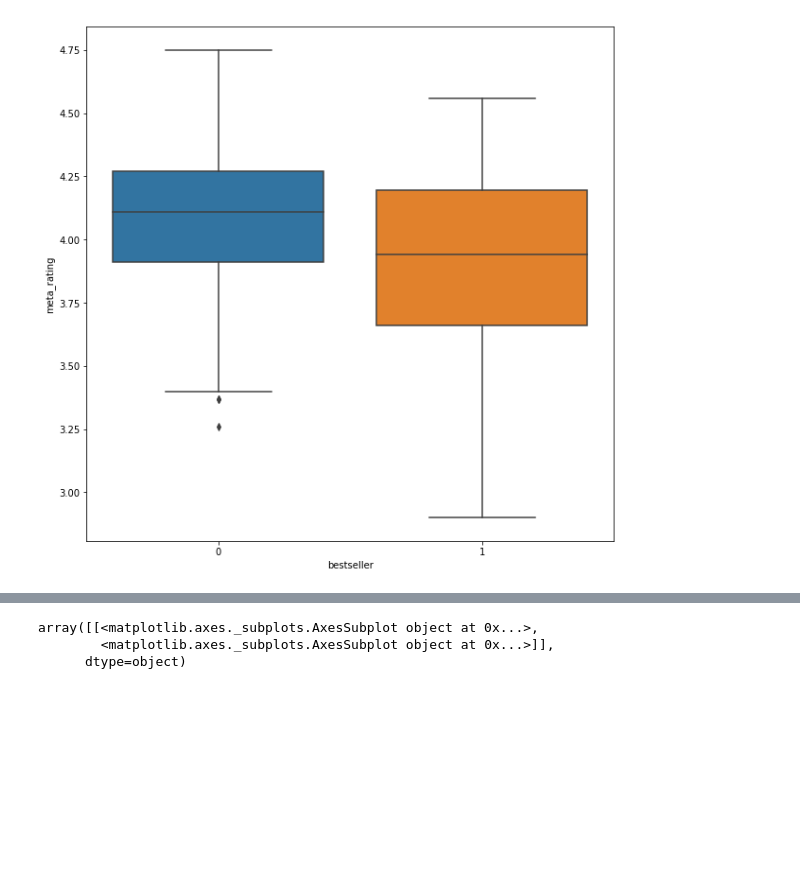
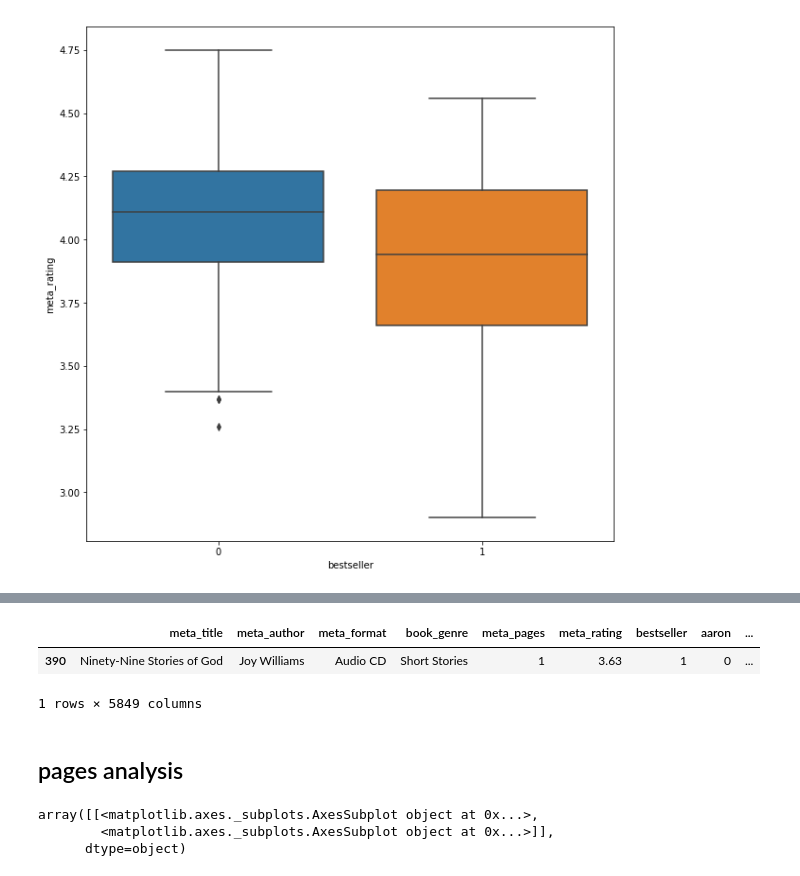
Before and after one commit to robillersomeone/NYT_bestsellers, a Jupyter notebook: train_data_EDA.ipynb, the cells around one changed output, grey strips where cells are left out. Drawn from its saved outputs; the diff is of its cells as text; code cells hidden in the pictures; blank space fills up the shorter version.

```diff
--- a/train_data_EDA.ipynb
+++ b/train_data_EDA.ipynb
@@ -97,3 +159,12 @@ ax = sns.boxplot(x=df["bestseller"], y=df['meta_rating'])#,
+# %%
+# TODO drop from dataframe
+df.loc[df['meta_format'] == 'Audio CD']
+# %% [output]
+|  | meta_title | meta_author | meta_format | book_genre | meta_pages | meta_rating | bestseller | aaron | ... |
+| 390 | Ninety-Nine Stories of God | Joy Williams | Audio CD | Short Stories | 1 | 3.63 | 1 | 0 | ... |
+1 rows × 5849 columns
+# %% [markdown]
+## pages analysis
 # %%
 df.hist(column=['meta_pages', 'meta_rating'], figsize=(9,6))
 # %% [output]
```
Also changed, not shown: parts of 28 cells of this notebook, 3 other files.
